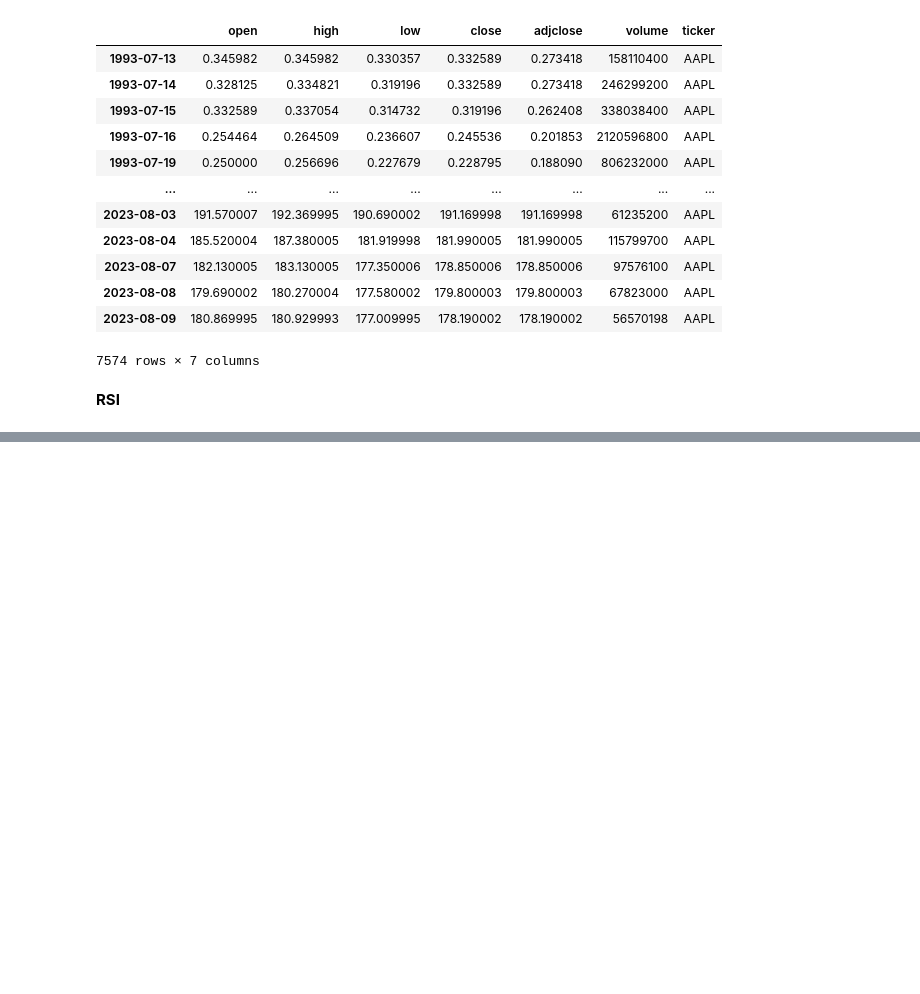
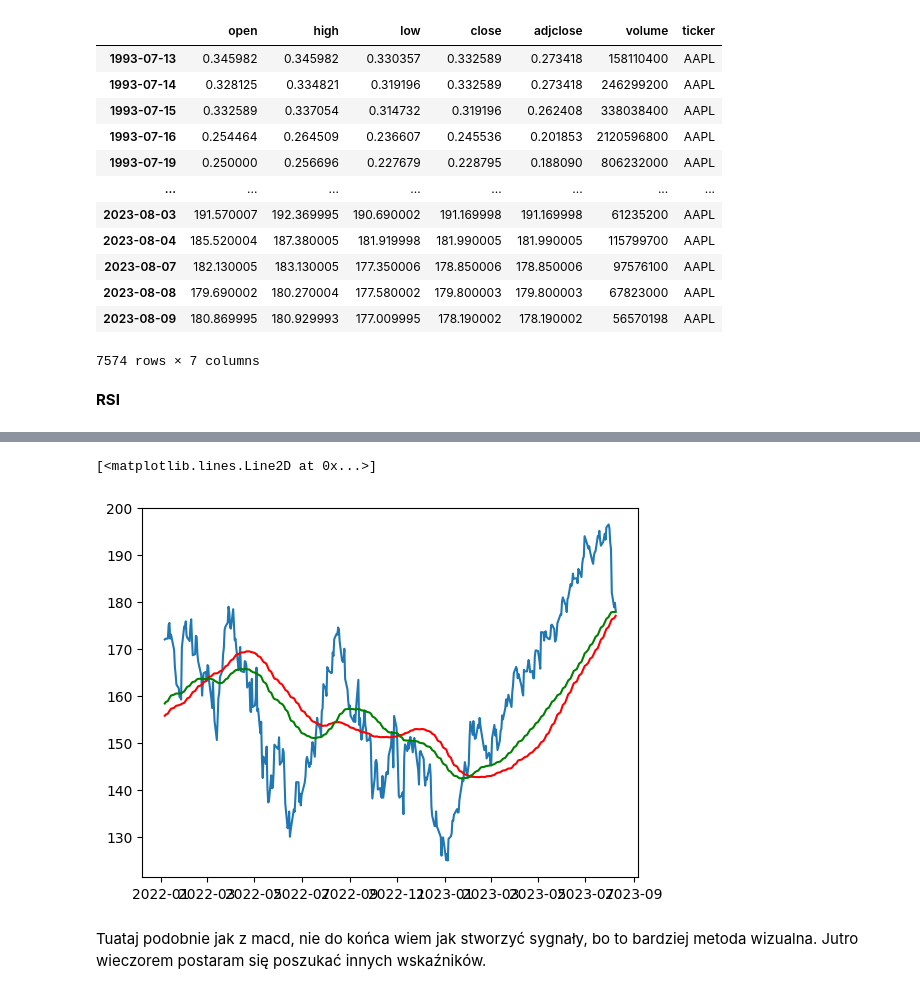
Before and after one commit to miladziekanowska/stock-market-forecast-project, a Jupyter notebook: Technical_Analysis.ipynb, the cells around one changed output, grey strips where cells are left out. Saved outputs shown, nothing was run; the diff lists cells and outputs as text; code cells hidden in the pictures; blank space fills up the shorter version.

```diff
--- a/Technical_Analysis.ipynb
+++ b/Technical_Analysis.ipynb
@@ -80,0 +103,13 @@ historical_datas['AAPL'].tail(30)
+# %%
+historical_datas['AAPL']['SMA100'] = ta.SMA(historical_datas['AAPL']['close'], 100)
+historical_datas['AAPL']['EMA100'] = ta.EMA(historical_datas['AAPL']['close'], 100)
+# %%
+plt.plot(historical_datas['AAPL']['close'].tail(400))
+plt.plot(historical_datas['AAPL']['SMA100'].tail(400), color="r")
+plt.plot(historical_datas['AAPL']['EMA100'].tail(400), color="g")
+# %% [output]
+[<matplotlib.lines.Line2D at 0x...>]
+[figure, added]
+# %% [markdown]
+Tuataj podobnie jak z macd, nie do końca wiem jak stworzyć sygnały, bo to bardziej metoda wizualna.
+Jutro wieczorem postaram się poszukać innych wskaźników.
```
Also changed, not shown: parts of 8 cells of this notebook.
